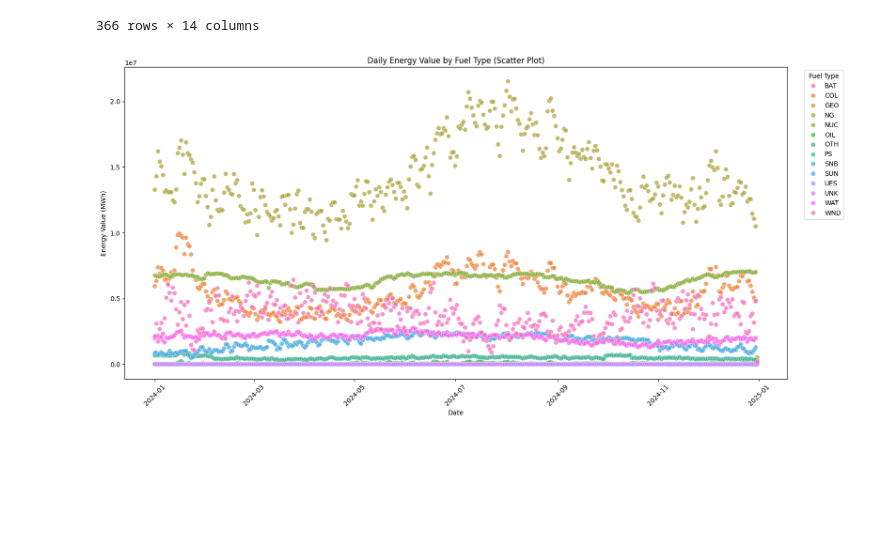
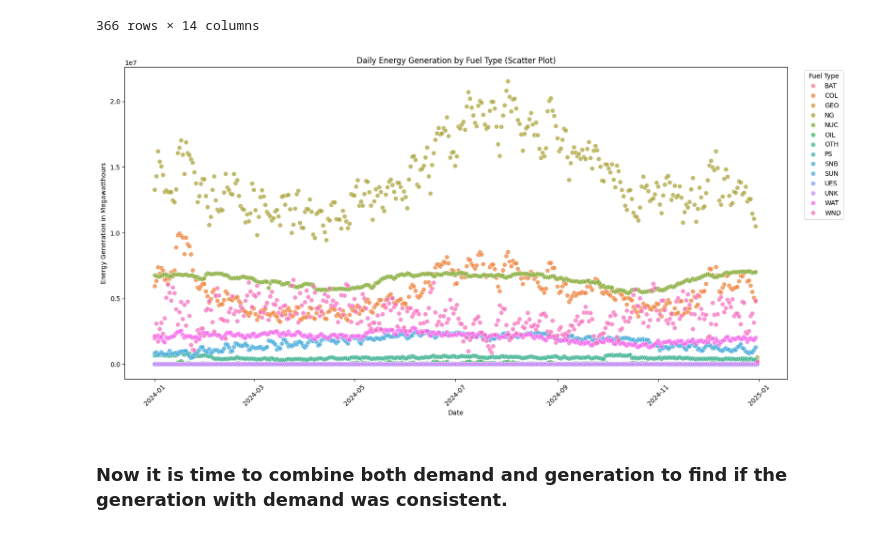
Before and after one commit to Yussufkadir/Energy_Analysis_Project, a Jupyter notebook: test.ipynb, the cells around one changed output. Drawn from its saved outputs; the diff is of its cells as text; code cells hidden in the pictures; blank space fills up the shorter version.

```diff
--- a/test.ipynb
+++ b/test.ipynb
@@ -468,17 +648,19 @@ data_table_daily
 # %%
 ## visualizing the daily aggregated data
 data_table_long = data_table_daily.reset_index()
-df_long = data_table_long.melt(id_vars='date', var_name='fueltype', value_name='value')
+df_long_daily = data_table_long.melt(id_vars='date', var_name='fueltype', value_name='value')
 #filtering out fuels that generate 0 electricity
-df_long = df_long[df_long['value'] > 0]
+df_long = df_long_daily[df_long_daily['value'] > 0]
 plt.figure(figsize=(18, 8))
-sns.scatterplot(data=df_long, x='date', y='value', hue='fueltype', alpha=0.7, s=50)
-plt.title('Daily Energy Value by Fuel Type (Scatter Plot)')
+sns.scatterplot(data=df_long_daily, x='date', y='value', hue='fueltype', alpha=0.7, s=50)
+plt.title('Daily Energy Generation by Fuel Type (Scatter Plot)')
 plt.xlabel('Date')
-plt.ylabel('Energy Value in Megawatthours')
+plt.ylabel('Energy Generation in Megawatthours')
 plt.xticks(rotation=45)
 plt.legend(title='Fuel Type', bbox_to_anchor=(1.02, 1), loc='upper left')
 plt.tight_layout(rect=[0, 0, 0.9, 1])
 plt.show()
 # %% [output]
-[figure, old version]
+[figure, new version]
+# %% [markdown]
+### Now it is time to combine both demand and generation to find if the generation with demand was consistent.
```
Also changed, not shown: parts of 26 cells of this notebook, 3 other files.
